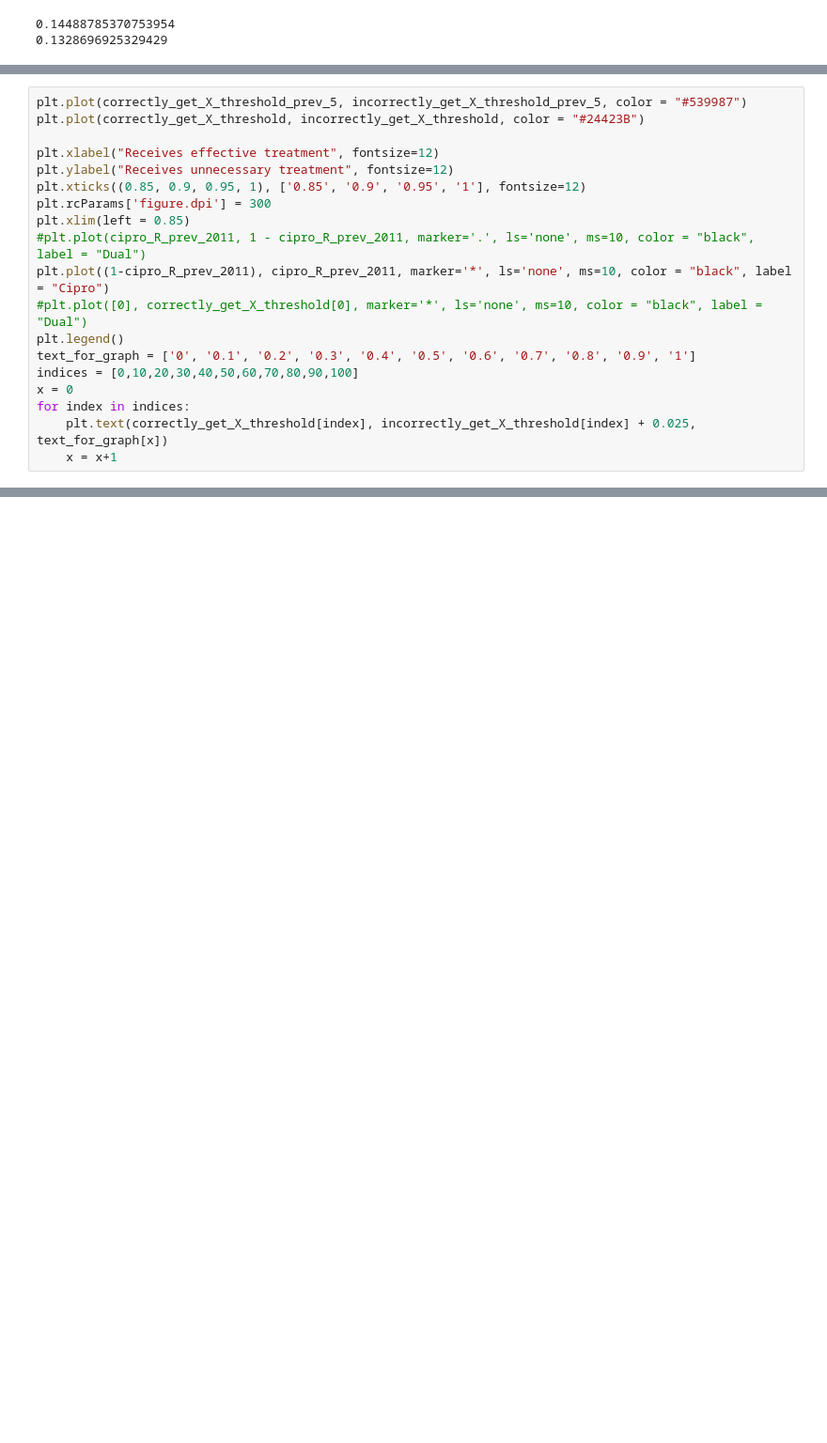
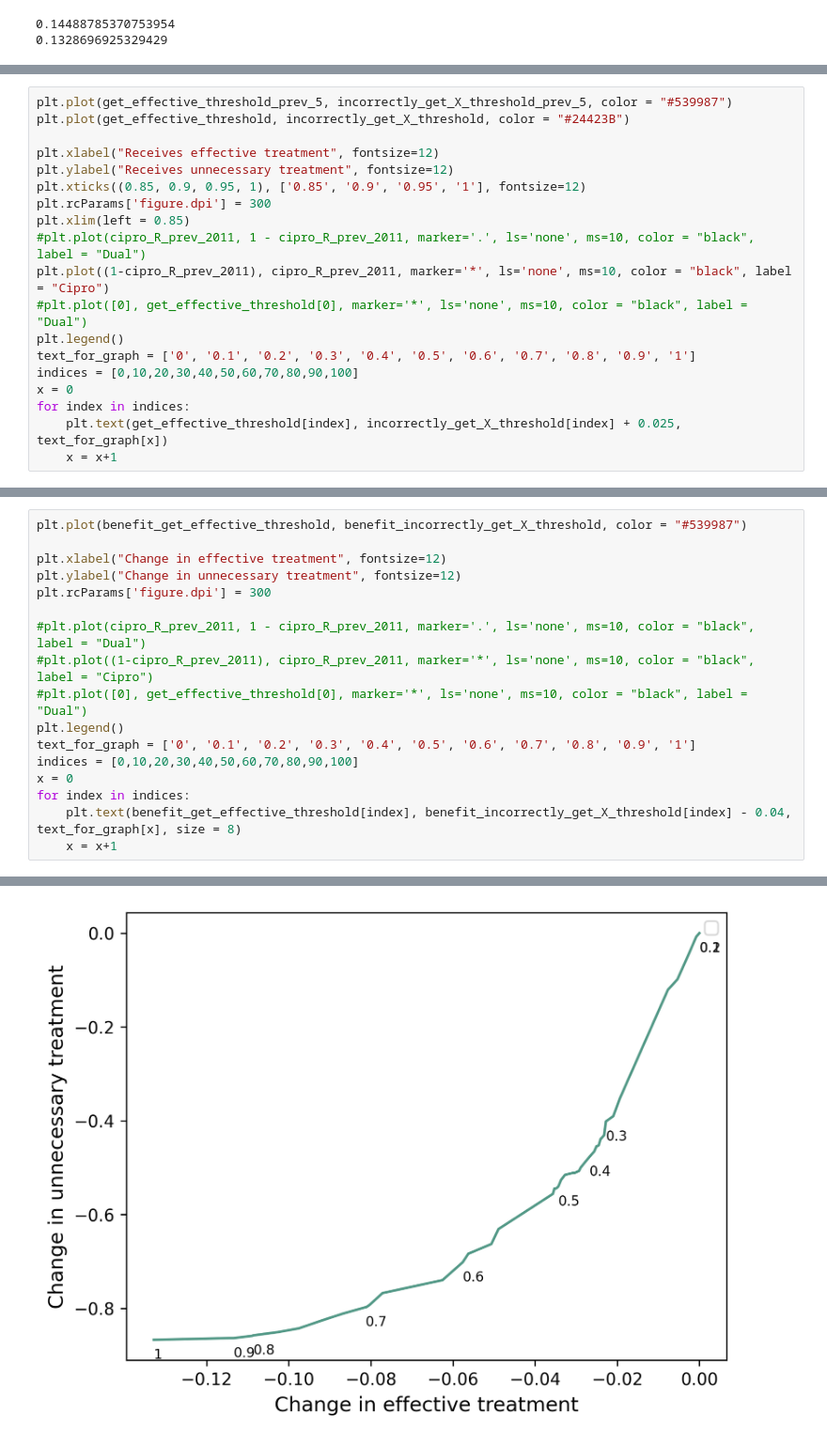
Before and after one commit to RachelMurray-Watson/GISP_data_initial, a Jupyter notebook: Graph_necessary_unecessary_by_year.ipynb, the cells around one changed output, grey strips where cells are left out. Shown at 94% size. Drawn from its saved outputs; the diff is of its cells as text; blank space fills up the shorter version.

```diff
--- a/Graph_necessary_unecessary_by_year.ipynb
+++ b/Graph_necessary_unecessary_by_year.ipynb
@@ -195,6 +197,6 @@ for index in indices:
 # %%
-plt.plot(correctly_get_X_threshold_prev_5, incorrectly_get_X_threshold_prev_5, color = "#539987")
-plt.plot(correctly_get_X_threshold, incorrectly_get_X_threshold, color = "#24423B")
+plt.plot(get_effective_threshold_prev_5, incorrectly_get_X_threshold_prev_5, color = "#539987")
+plt.plot(get_effective_threshold, incorrectly_get_X_threshold, color = "#24423B")
 
 plt.xlabel("Receives effective treatment", fontsize=12)
 plt.ylabel("Receives unnecessary treatment", fontsize=12)
@@ -203,13 +205,13 @@ plt.rcParams['figure.dpi'] = 300
 plt.xlim(left = 0.85)
 #plt.plot(cipro_R_prev_2011, 1 - cipro_R_prev_2011, marker='.', ls='none', ms=10, color = "black", label = "Dual")
 plt.plot((1-cipro_R_prev_2011), cipro_R_prev_2011, marker='*', ls='none', ms=10, color = "black", label = "Cipro")
-#plt.plot([0], correctly_get_X_threshold[0], marker='*', ls='none', ms=10, color = "black", label = "Dual")
+#plt.plot([0], get_effective_threshold[0], marker='*', ls='none', ms=10, color = "black", label = "Dual")
 plt.legend()
 text_for_graph = ['0', '0.1', '0.2', '0.3', '0.4', '0.5', '0.6', '0.7', '0.8', '0.9', '1']
 indices = [0,10,20,30,40,50,60,70,80,90,100]
 x = 0
 for index in indices:
-    plt.text(correctly_get_X_threshold[index], incorrectly_get_X_threshold[index] + 0.025, text_for_graph[x])
+    plt.text(get_effective_threshold[index], incorrectly_get_X_threshold[index] + 0.025, text_for_graph[x])
     x = x+1
 # %% [output]
 [figure]
@@ -290,0 +348,18 @@ for index in indices:
+# %%
+plt.plot(benefit_get_effective_threshold, benefit_incorrectly_get_X_threshold, color = "#539987")
+
+plt.xlabel("Change in effective treatment", fontsize=12)
+plt.ylabel("Change in unnecessary treatment", fontsize=12)
+plt.rcParams['figure.dpi'] = 300
+
+#plt.plot(cipro_R_prev_2011, 1 - cipro_R_prev_2011, marker='.', ls='none', ms=10, color = "black", label = "Dual")
+#plt.plot((1-cipro_R_prev_2011), cipro_R_prev_2011, marker='*', ls='none', ms=10, color = "black", label = "Cipro")
+#plt.plot([0], get_effective_threshold[0], marker='*', ls='none', ms=10, color = "black", label = "Dual")
+plt.legend()
+text_for_graph = ['0', '0.1', '0.2', '0.3', '0.4', '0.5', '0.6', '0.7', '0.8', '0.9', '1']
+indices = [0,10,20,30,40,50,60,70,80,90,100]
+x = 0
+for index in indices:
+    plt.text(benefit_get_effective_threshold[index], benefit_incorrectly_get_X_threshold[index] - 0.04, text_for_graph[x], size = 8)
+    x = x+1
+# %% [output]
@@ -290,0 +367 @@ for index in indices:
+[figure, added]
```
Also changed, not shown: parts of 8 cells of this notebook.
